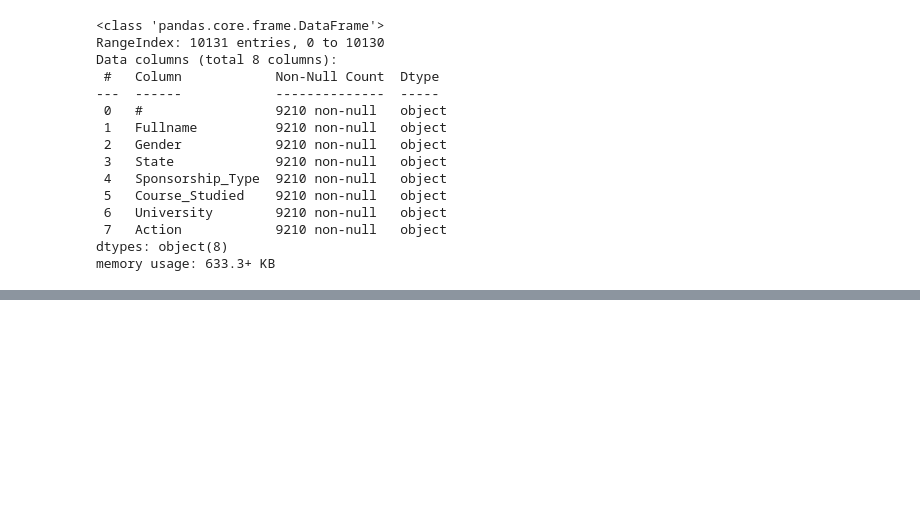
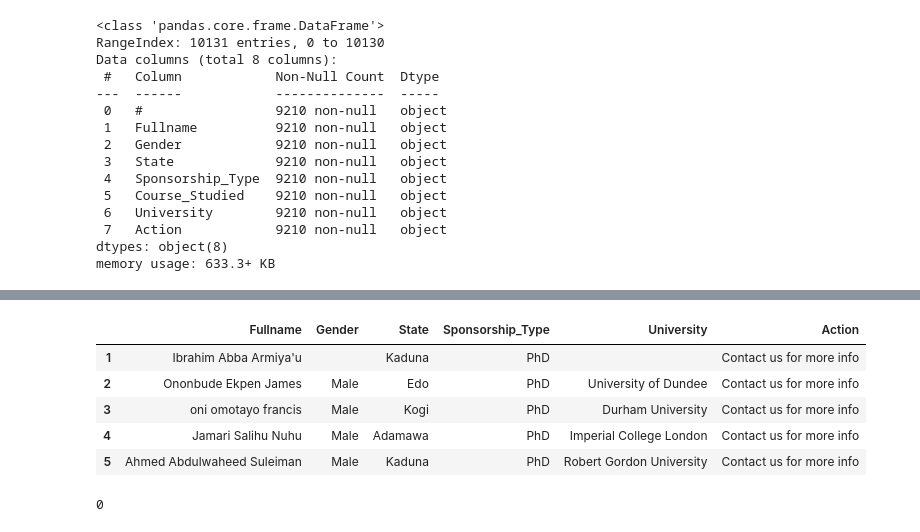
Before and after one commit to Kusbyteen/web_scrapping, a Jupyter notebook: ptdf_scholarship_data_scrapping.ipynb, the cells around one changed output, grey strips where cells are left out. Drawn from its saved outputs; the diff is of its cells as text; code cells hidden in the pictures; blank space fills up the shorter version.

```diff
--- a/ptdf_scholarship_data_scrapping.ipynb
+++ b/ptdf_scholarship_data_scrapping.ipynb
@@ -111,0 +131,15 @@ df.head()
+# %%
+df.drop(columns=["Course_Studied","Rank"], inplace=True)
+# %%
+df.head()
+# %% [output]
+|  | Fullname | Gender | State | Sponsorship_Type | University | Action |
+| 1 | Ibrahim Abba Armiya'u |  | Kaduna | PhD |  | Contact us for more info |
+| 2 | Ononbude Ekpen James | Male | Edo | PhD | University of Dundee | Contact us for more info |
+| 3 | oni omotayo francis | Male | Kogi | PhD | Durham University | Contact us for more info |
+| 4 | Jamari Salihu Nuhu | Male | Adamawa | PhD | Imperial College London | Contact us for more info |
+| 5 | Ahmed Abdulwaheed Suleiman | Male | Kaduna | PhD | Robert Gordon University | Contact us for more info |
+# %%
+df["University"].isnull().sum()
+# %% [output]
+0
```
Also changed, not shown: parts of 7 cells of this notebook, 7 other files.
